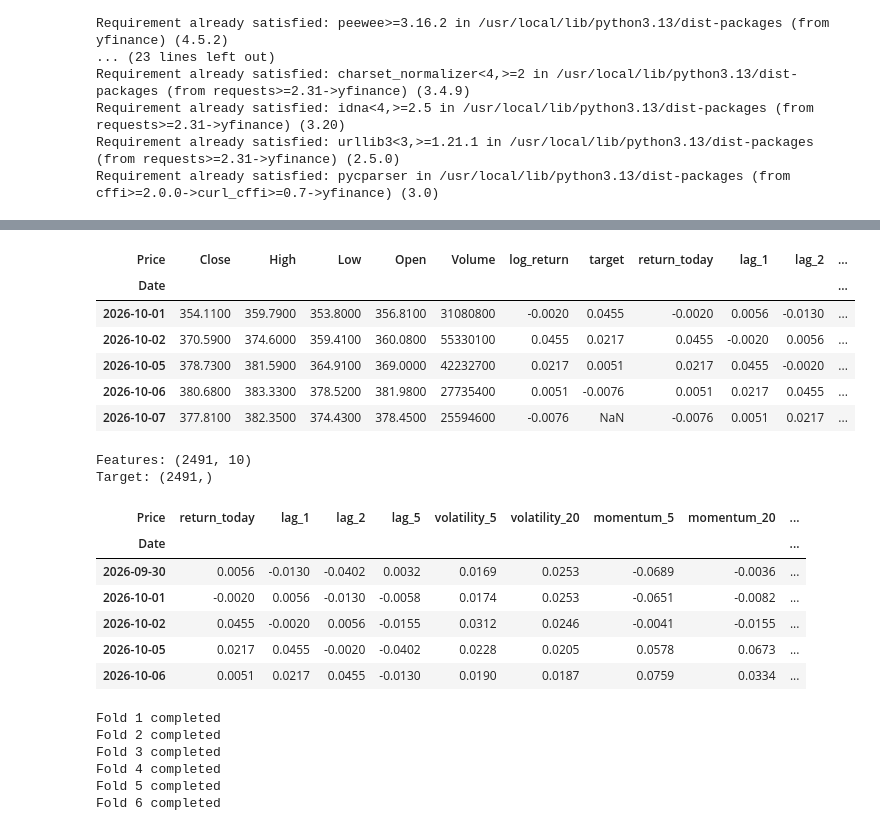
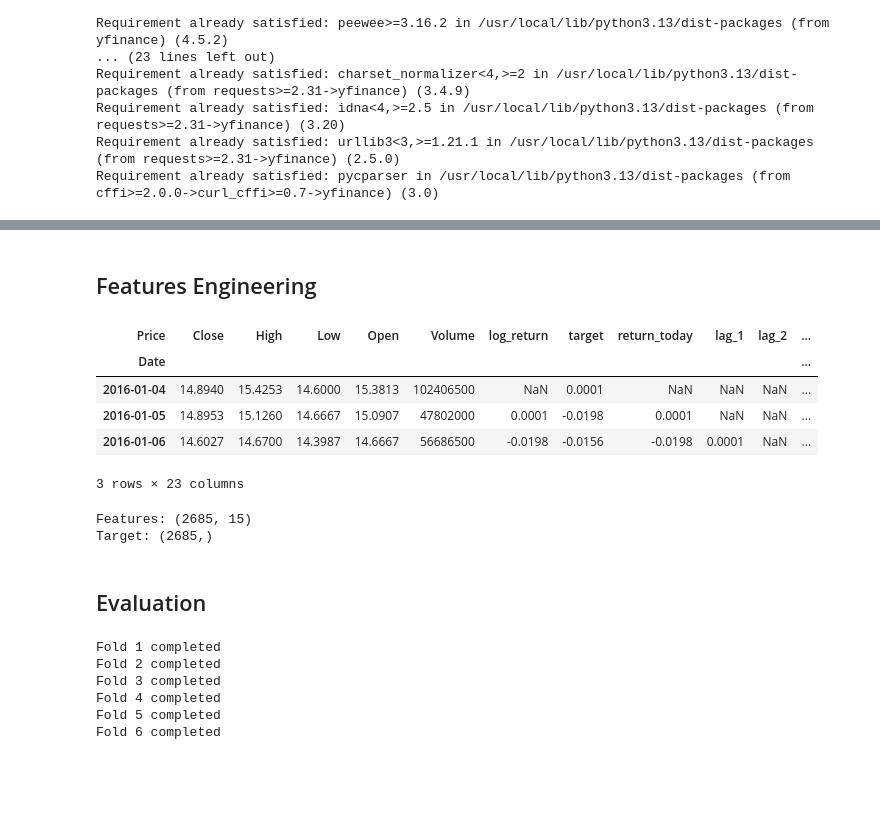
Before and after one commit to phhien203/ML-foundations, a Jupyter notebook: TSLA_Forecast_Evaluation_Hien.ipynb, the cells around one changed output, grey strips where cells are left out. Drawn from its saved outputs; the diff is of its cells as text; code cells hidden in the pictures; blank space fills up the shorter version.

```diff
--- a/TSLA_Forecast_Evaluation_Hien.ipynb
+++ b/TSLA_Forecast_Evaluation_Hien.ipynb
@@ -37,3 +55,13 @@ from sklearn.pipeline import make_pipeline
 plt.style.use('seaborn-v0_8-whitegrid' if 'seaborn-v0_8-whitegrid' in plt.style.available else 'default')
 pd.set_option('display.float_format', lambda x: '%.4f' % x)
+# %%
+START_DATE = '2016-01-01'
+END_DATE = '2026-10-09'
+TICKER = 'TSLA'
+
+SEED = 42
+HORIZON = 1
+N_SPLITS = 6
+TEST_SIZE = 250
+GAP = HORIZON
 # %%
@@ -111,7 +100,10 @@ plt.show()
 # %%
+df = raw.copy()
+
 df['log_return'] = np.log(df['Close'] / df['Close'].shift(1))
 
 df['target'] = df['log_return'].shift(-1)
+
 df['return_today'] = df['log_return']
 
 df.head()
@@ -186,28 +156,52 @@ df.tail(20)
+# %% [markdown]
+## Features Engineering
 # %%
+# lags
+df['lag_1'] = df['log_return'].shift(1)
+df['lag_2'] = df['log_return'].shift(2)
+df['lag_3'] = df['log_return'].shift(3)
+df['lag_5'] = df['log_return'].shift(5)
+df['lag_10'] = df['log_return'].shift(10)
+df['lag_20'] = df['log_return'].shift(20)
+
+# volatility
+df['volatility_5'] = df['log_return'].rolling(window=5).std()
+df['volatility_10'] = df['log_return'].rolling(window=10).std()
+df['volatility_20'] = df['log_return'].rolling(window=20).std()
+
+# momentum
 df['momentum_5'] = df['log_return'].rolling(window=5).sum()
+df['momentum_10'] = df['log_return'].rolling(window=10).sum()
 df['momentum_20'] = df['log_return'].rolling(window=20).sum()
+
 df['ma_20'] = df['Close'].rolling(window=20).mean()
 df['distance_ma20'] = df['Close'] / df['ma_20'] - 1
+
 df['day_of_week'] = df.index.dayofweek
 
-df.tail()
+
+df.head(3)
 # %% [output]
 | Price | Close | High | Low | Open | Volume | log_return | target | return_today | lag_1 | lag_2 | ... |
 | Date |  |  |  |  |  |  |  |  |  |  | ... |
-| 2026-10-01 | 354.1100 | 359.7900 | 353.8000 | 356.8100 | 31080800 | -0.0020 | 0.0455 | -0.0020 | 0.0056 | -0.0130 | ... |
-| 2026-10-02 | 370.5900 | 374.6000 | 359.4100 | 360.0800 | 55330100 | 0.0455 | 0.0217 | 0.0455 | -0.0020 | 0.0056 | ... |
-| 2026-10-05 | 378.7300 | 381.5900 | 364.9100 | 369.0000 | 42232700 | 0.0217 | 0.0051 | 0.0217 | 0.0455 | -0.0020 | ... |
-| 2026-10-06 | 380.6800 | 383.3300 | 378.5200 | 381.9800 | 27735400 | 0.0051 | -0.0076 | 0.0051 | 0.0217 | 0.0455 | ... |
-| 2026-10-07 | 377.8100 | 382.3500 | 374.4300 | 378.4500 | 25594600 | -0.0076 | NaN | -0.0076 | 0.0051 | 0.0217 | ... |
+| 2016-01-04 | 14.8940 | 15.4253 | 14.6000 | 15.3813 | 102406500 | NaN | 0.0001 | NaN | NaN | NaN | ... |
+| 2016-01-05 | 14.8953 | 15.1260 | 14.6667 | 15.0907 | 47802000 | 0.0001 | -0.0198 | 0.0001 | NaN | NaN | ... |
+| 2016-01-06 | 14.6027 | 14.6700 | 14.3987 | 14.6667 | 56686500 | -0.0198 | -0.0156 | -0.0198 | 0.0001 | NaN | ... |
+3 rows × 23 columns
 # %%
 feature_columns = [
     'return_today',
     'lag_1',
     'lag_2',
+    'lag_3',
     'lag_5',
+    'lag_10',
+    'lag_20',
     'volatility_5',
+    'volatility_10',
     'volatility_20',
     'momentum_5',
+    'momentum_10',
     'momentum_20',
     'distance_ma20',
     'day_of_week'
@@ -220,17 +214,10 @@ y = data['target']
 
 print('Features:', X.shape)
 print('Target:', y.shape)
-
-display(X.tail())
 # %% [output]
-Features: (2491, 10)
-Target: (2491,)
+Features: (2685, 15)
+Target: (2685,)
-| Price | return_today | lag_1 | lag_2 | lag_5 | volatility_5 | volatility_20 | momentum_5 | momentum_20 | ... |
-| Date |  |  |  |  |  |  |  |  | ... |
-| 2026-09-30 | 0.0056 | -0.0130 | -0.0402 | 0.0032 | 0.0169 | 0.0253 | -0.0689 | -0.0036 | ... |
-| 2026-10-01 | -0.0020 | 0.0056 | -0.0130 | -0.0058 | 0.0174 | 0.0253 | -0.0651 | -0.0082 | ... |
-| 2026-10-02 | 0.0455 | -0.0020 | 0.0056 | -0.0155 | 0.0312 | 0.0246 | -0.0041 | -0.0155 | ... |
-| 2026-10-05 | 0.0217 | 0.0455 | -0.0020 | -0.0402 | 0.0228 | 0.0205 | 0.0578 | 0.0673 | ... |
-| 2026-10-06 | 0.0051 | 0.0217 | 0.0455 | -0.0130 | 0.0190 | 0.0187 | 0.0759 | 0.0334 | ... |
+# %% [markdown]
+## Evaluation
 # %%
 tscv = TimeSeriesSplit(
```
Also changed, not shown: parts of 20 cells of this notebook.
